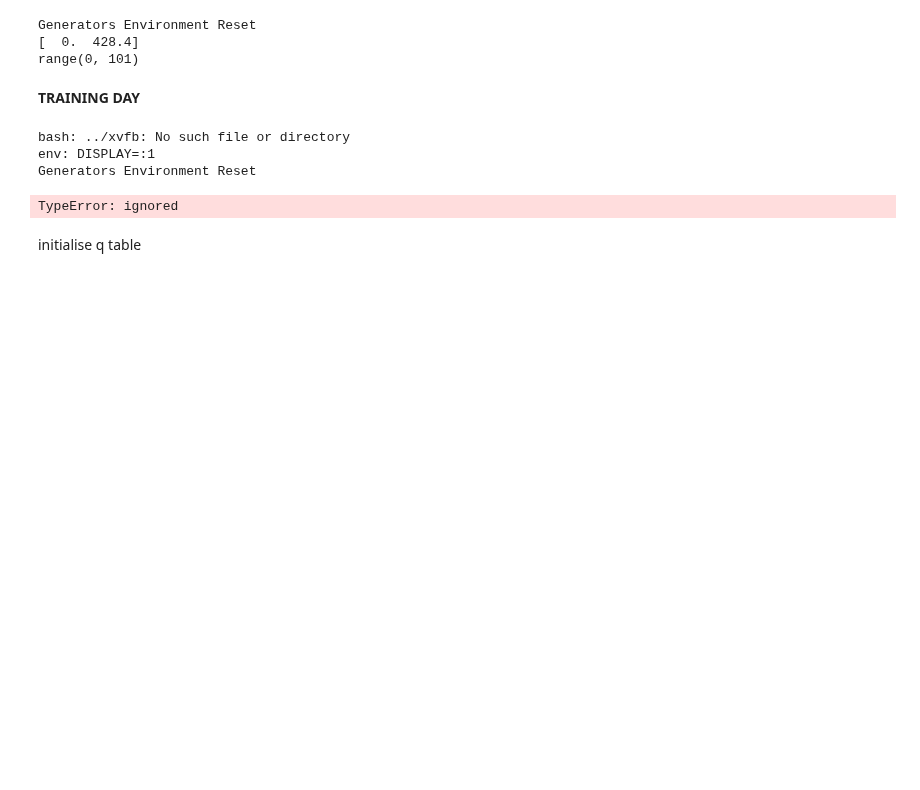
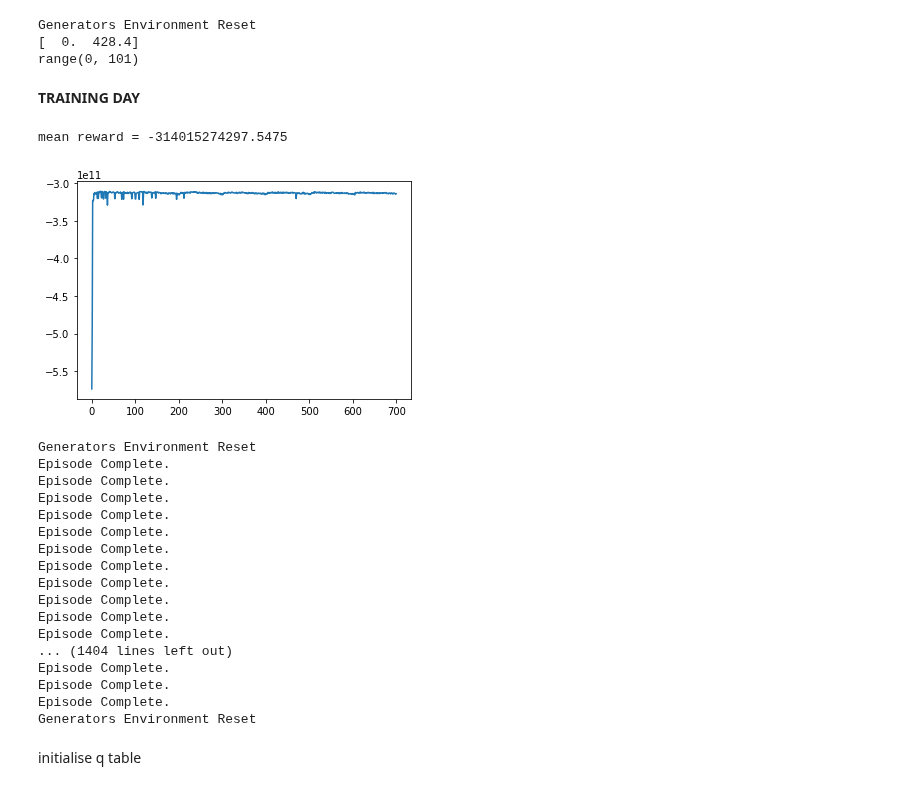
Before and after one commit to danielcregg/jupyterNotebooks, a Jupyter notebook: DEED.ipynb, the cells around one changed output. Drawn from its saved outputs; the diff is of its cells as text; code cells hidden in the pictures; blank space fills up the shorter version.

```diff
--- a/DEED.ipynb
+++ b/DEED.ipynb
@@ -591,33 +593,57 @@ for i in range(1000):
 # %%
 #XVFB will be launched if you run on a server
 import os
 if type(os.environ.get("DISPLAY")) is not str or len(os.environ.get("DISPLAY"))==0:
     !bash ../xvfb start
     %env DISPLAY=:1
 
 import numpy as np
 import matplotlib.pyplot as plt
 %matplotlib inline
 %load_ext autoreload
 %autoreload 2
 
 from IPython.display import clear_output
 
 rewards = []
 for i in range(1000):
     rewards.append(play_and_train_all_agents(env,agent_u2,agent_u3,agent_u4,agent_u5,agent_u6,agent_u7,agent_u8,agent_u9,agent_u10))
-    agent.epsilon *= 0.99
+    agent_u2.epsilon *= 0.99
+    agent_u3.epsilon *= 0.99
+    agent_u4.epsilon *= 0.99
+    agent_u5.epsilon *= 0.99
+    agent_u6.epsilon *= 0.99
+    agent_u7.epsilon *= 0.99
+    agent_u8.epsilon *= 0.99
+    agent_u9.epsilon *= 0.99
+    agent_u10.epsilon *= 0.99
 
     if i %100 ==0:
         clear_output(True)
-        print('eps =', agent.epsilon, 'mean reward =', np.mean(rewards[-10:]))
+        #print('eps =', agent.epsilon, 'mean reward =', np.mean(rewards[-10:]))
+        print('mean reward =', np.mean(rewards[-10:]))
         plt.plot(rewards)
         plt.show()
 # %% [output]
-bash: ../xvfb: No such file or directory
-env: DISPLAY=:1
-Generators Environment Reset
+mean reward = -314015274297.5475
+[figure, added]
-TypeError: ignored
+Generators Environment Reset
+Episode Complete.
+Episode Complete.
+Episode Complete.
+Episode Complete.
+Episode Complete.
+Episode Complete.
+Episode Complete.
+Episode Complete.
+Episode Complete.
+Episode Complete.
+Episode Complete.
+... (1404 lines left out)
+Episode Complete.
+Episode Complete.
+Episode Complete.
+Generators Environment Reset
 # %%
 # Generate auth tokens for Colab
 from google.colab import auth
```
Also changed, not shown: parts of 2 cells of this notebook.
